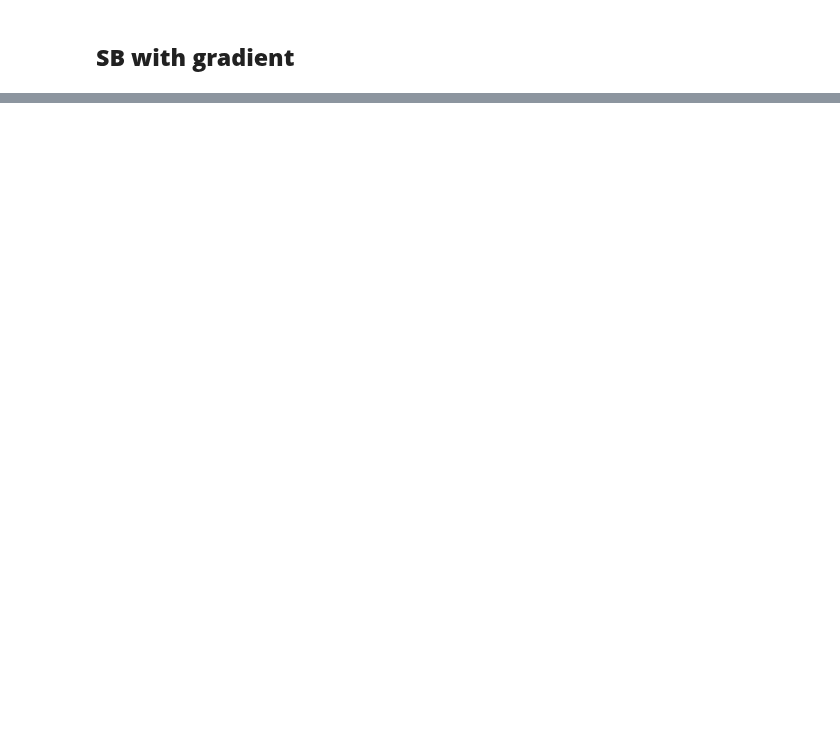
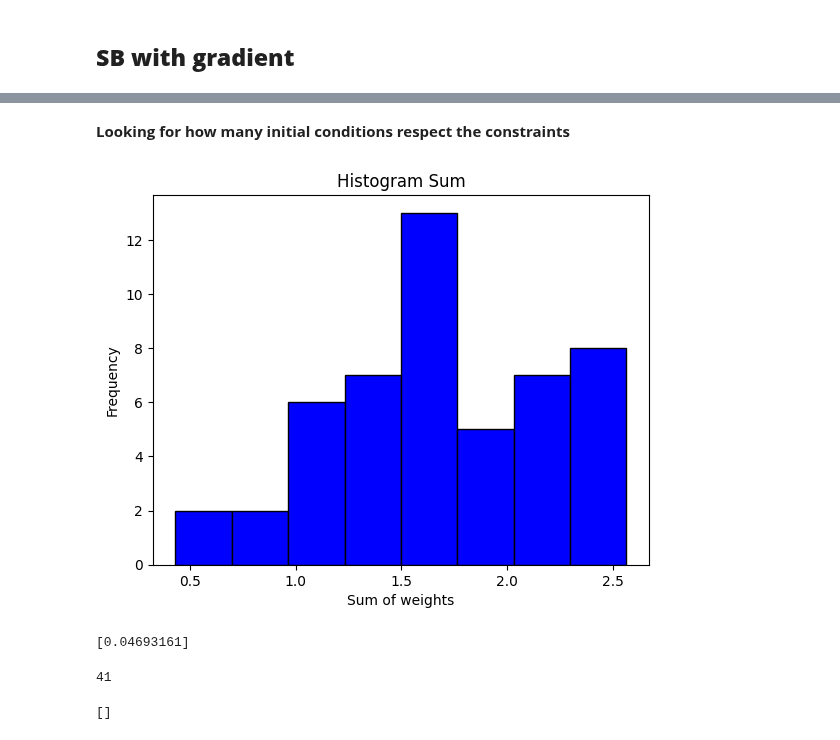
Before and after one commit to NESRINE202/SB_Algorithm_applications, a Jupyter notebook: Markovitz_testing.ipynb, the cells around one changed output, grey strips where cells are left out. Saved outputs shown, nothing was run; the diff lists cells and outputs as text; code cells hidden in the pictures; blank space fills up the shorter version.

```diff
--- a/Markovitz_testing.ipynb
+++ b/Markovitz_testing.ipynb
@@ -247 +256,40 @@ plt.show()
+# %% [markdown]
+**Looking for how many initial conditions respect the constraints**
+# %%
+import matplotlib.pyplot as plt
+Final_sum = Sum[:,-1]
+plt.hist(Final_sum, bins=8, color='blue', edgecolor='black')
+
+# Add labels and title
+plt.xlabel('Sum of weights')
+plt.ylabel('Frequency')
+plt.title('Histogram Sum')
+
+# Show the plot
+plt.show()
+# %% [output]
+[figure, added]
+# %%
+Sum = Sum - np.ones(np.shape(Sum))
+print()
+Sum_pos = Sum[Sum[:,-1] >= 0, -1]
+Sum_neg = Sum[Sum[:,-1] <= 0, -1]
+print(Sum[Sum[:, -1] == min(Sum_pos),-1])
+# %% [output]
+[0.04693161]
+# %%
+def indice(Sum,va):
+    for i in range(Sum.shape[1]):
+        if Sum[i,-1] == va:
+            return i
+    return None
+
+condition_initiale = indice(Sum,min(Sum_pos))
+print(condition_initiale)
+# %% [output]
+41
+# %%
+print(states[abs(Sum[:,-1])==min(abs(Sum[:,-1]-1)),:,-1,0])
+# %% [output]
+[]
 # %%
```
Also changed, not shown: parts of 21 cells of this notebook, 2 other files.
